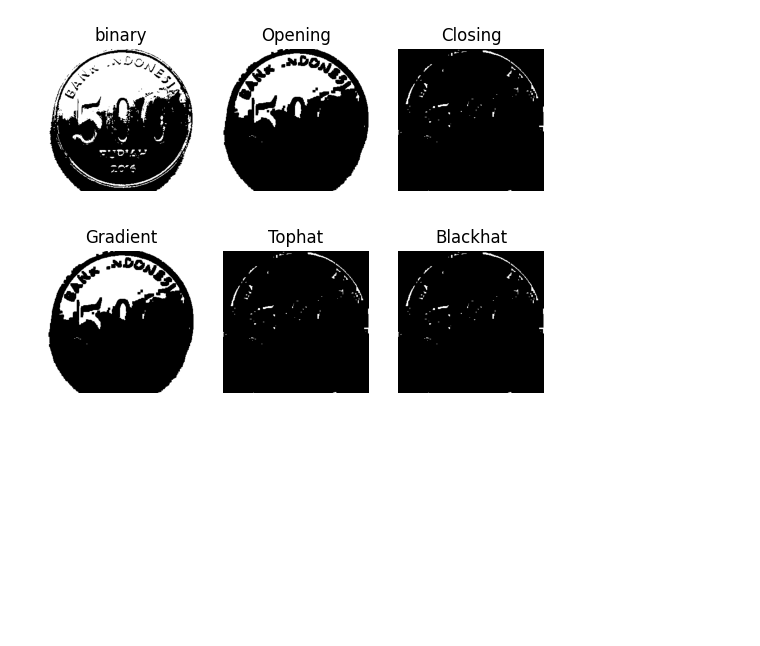
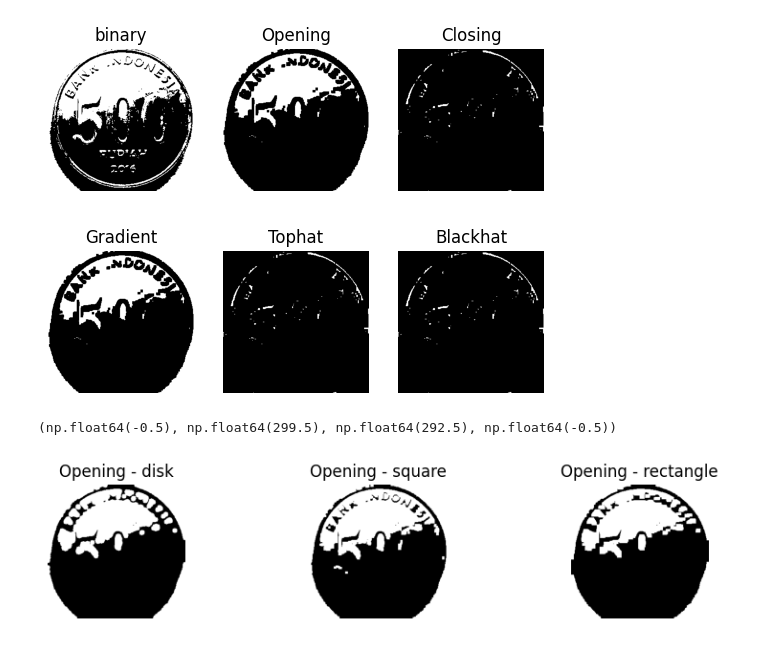
Before and after one commit to GilangAngga12/pcd, a Jupyter notebook: Untitled24.ipynb, the cells around one changed output. Drawn from its saved outputs; the diff is of its cells as text; code cells hidden in the pictures; blank space fills up the shorter version.

```diff
--- a/Untitled24.ipynb
+++ b/Untitled24.ipynb
@@ -240,3 +240,38 @@ plt.axis('off')
 plt.show()
 # %% [output]
 [figure]
+# %%
+from skimage.morphology import disk, square, rectangle, ellipse, diamond, octagon
+from skimage.morphology import opening,closing
+
+se_disk = disk(5)
+#print(f"disk(5): {se_disk}")
+
+se_square = square(5)
+#print(f"square(5): {se_square}")
+
+se_rectangle = rectangle(6,10)
+#print(f"rectangle(5, 5): {se_rectangle}")
+
+open_disk = opening(binary, se_disk)
+open_square = opening(binary, se_square)
+open_rectangle = opening(binary, se_rectangle)
+
+plt.figure(figsize=(10,4))
+plt.subplot(2,3,1)
+plt.title("Opening - disk")
+plt.imshow(open_disk,cmap='gray')
+plt.axis('off')
+
+plt.subplot(2,3,2)
+plt.title("Opening - square")
+plt.imshow(open_square,cmap='gray')
+plt.axis('off')
+
+plt.subplot(2,3,3)
+plt.title("Opening - rectangle")
+plt.imshow(open_rectangle,cmap='gray')
+plt.axis('off')
+# %% [output]
+(np.float64(-0.5), np.float64(299.5), np.float64(292.5), np.float64(-0.5))
+[figure, added]
```
